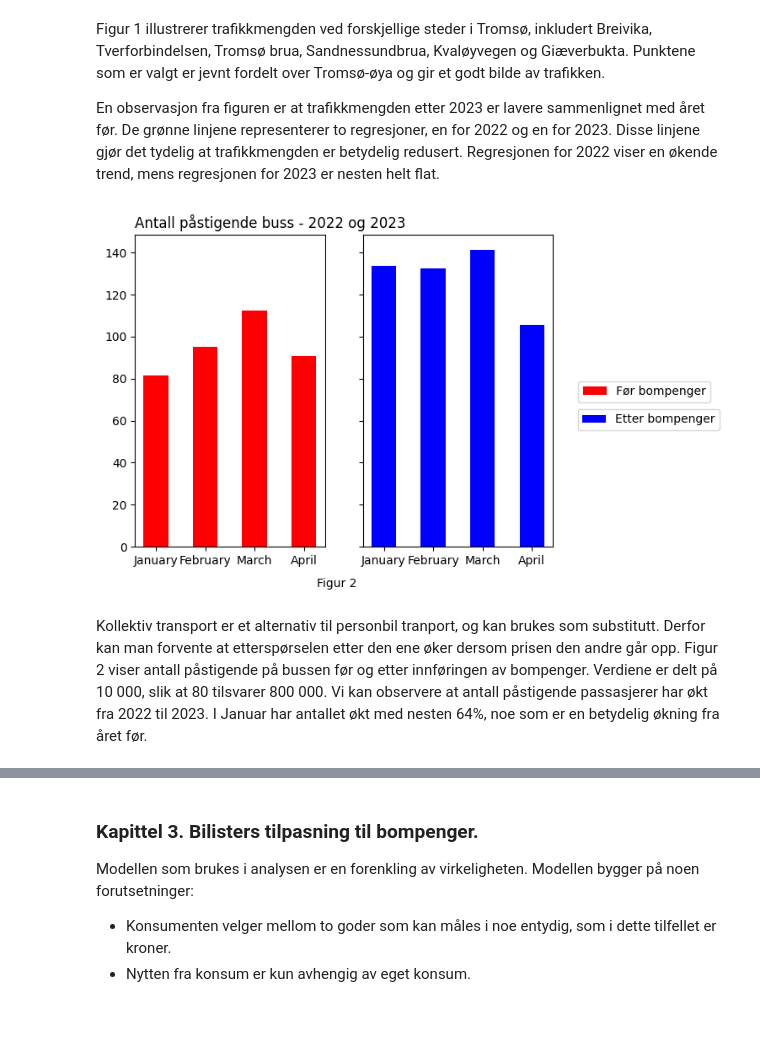
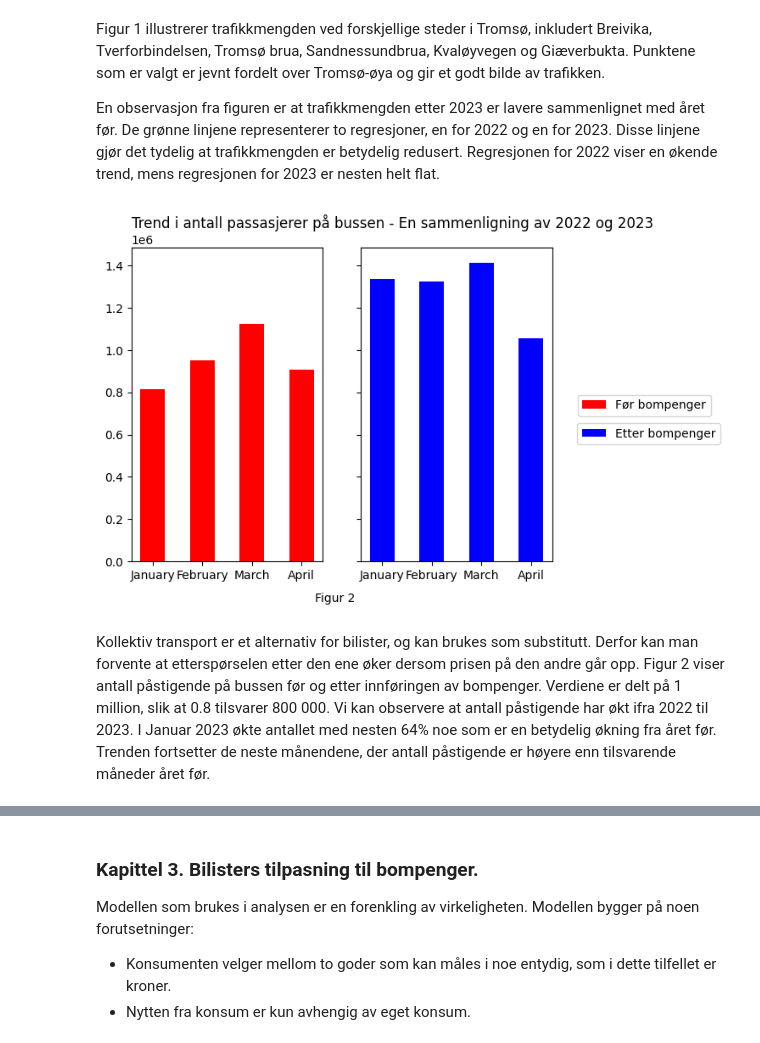
Before and after one commit to loopdiggaz/SOK-1006, a Jupyter notebook: Mappe2/mappeoppgave2_61.ipynb, the cells around one changed output, grey strips where cells are left out. Cells and saved outputs as stored; diff of their text form; code cells hidden in the pictures; blank space fills up the shorter version.

```diff
--- a/Mappe2/mappeoppgave2_61.ipynb
+++ b/Mappe2/mappeoppgave2_61.ipynb
@@ -115,36 +115,36 @@ df_buss = pd.read_csv("https://raw.githubusercontent.com/uit-sok-1006-v23/uit-so
 df_buss2022 = df_buss[(df_buss['date'] >= '2022-01-01') & (df_buss['date'] <= '2022-04-30')]
 df_buss2022 = df_buss2022.groupby(['date'])['Påstigende'].sum()
 df_buss2022 = df_buss2022.to_frame()
 df_buss2022 = df_buss2022.reset_index()
 
 # før bompenger
 df_måned = df_buss2022.groupby(df_buss2022['date'].dt.strftime('%B'))['Påstigende'].sum()
 df_måned = df_måned.to_frame()
 df_måned = df_måned.reset_index()
-df_måned['Påstigende'] = df_måned['Påstigende'].div(10000)
+df_måned['Påstigende'] = df_måned['Påstigende']
 months = ["January","February","March","April"]
 df_måned['date'] = pd.Categorical(df_måned['date'], categories= months, ordered=True)
 df_måned.sort_values(by='date', inplace=True)
 
 # etter bompenger
 df_buss2 = df_buss[(df_buss['date'] >= '2023-01-01') & (df_buss['date'] <= '2023-04-30')]
 df_måned2 = df_buss2.groupby(df_buss2['date'].dt.strftime('%B'))['Påstigende'].sum()
 df_måned2 = df_måned2.to_frame()
 df_måned2 = df_måned2.reset_index()
-df_måned2['Påstigende'] = df_måned2['Påstigende'].div(10000)
+df_måned2['Påstigende'] = df_måned2['Påstigende']
 months2 = ["January", "February", "March", "April"]
 df_måned2['date'] = pd.Categorical(df_måned2['date'], categories= months2, ordered=True)
 df_måned2.sort_values(by='date', inplace=True)
 
 fig, (ax1,ax2) = plt.subplots(1,2,sharey=True)
 ax1.bar(df_måned['date'],df_måned["Påstigende"], width = 0.5 ,color = 'red',label = 'Før bompenger')
 ax2.bar(df_måned2['date'],df_måned2["Påstigende"], width = 0.5 , color='blue',label = 'Etter bompenger')
-ax1.set_title('Antall påstigende buss - 2022 og 2023', loc = 'left')
+ax1.set_title('Trend i antall passasjerer på bussen - En sammenligning av 2022 og 2023', loc = 'left')
 ax1.legend(bbox_to_anchor=(3.06,0.55))
 ax2.legend(bbox_to_anchor=(1.1,0.46))
 txt = 'Figur 2'
 fig.text(.5, .01, txt, ha='center');
 # %% [output]
-[figure, old version]
+[figure, new version]
 # %% [markdown]
-Kollektiv transport er et alternativ til personbil tranport, og kan brukes som substitutt. Derfor kan man forvente at etterspørselen etter den ene øker dersom prisen den andre går opp. Figur 2 viser antall påstigende på bussen før og etter innføringen av bompenger. Verdiene er delt på 10 000, slik at 80 tilsvarer 800 000. Vi kan observere at antall påstigende passasjerer har økt fra 2022 til 2023. I Januar har antallet økt med nesten 64%, noe som er en betydelig økning fra året før.
+Kollektiv transport er et alternativ for bilister, og kan brukes som substitutt. Derfor kan man forvente at etterspørselen etter den ene øker dersom prisen på den andre går opp. Figur 2 viser antall påstigende på bussen før og etter innføringen av bompenger. Verdiene er delt på 1 million, slik at 0.8 tilsvarer 800 000. Vi kan observere at antall påstigende har økt ifra 2022 til 2023. I Januar 2023 økte antallet med nesten 64% noe som er en betydelig økning fra året før. Trenden fortsetter de neste månendene, der antall påstigende er høyere enn tilsvarende måneder året før.
```
Also changed, not shown: parts of 16 cells of this notebook.
